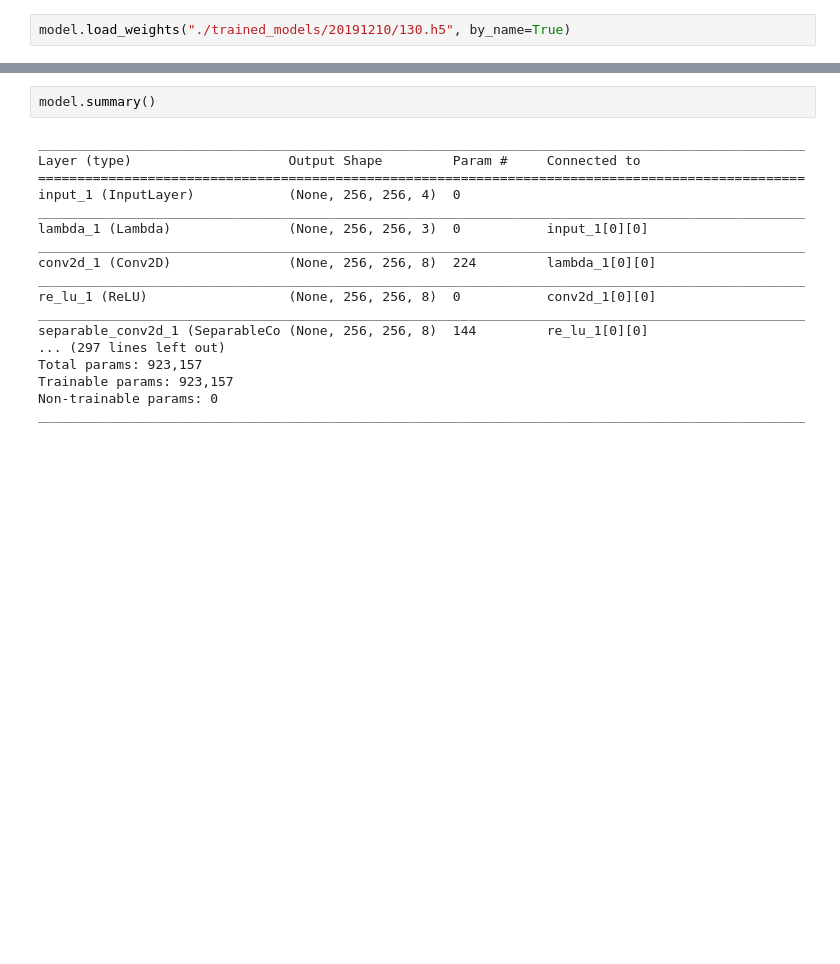
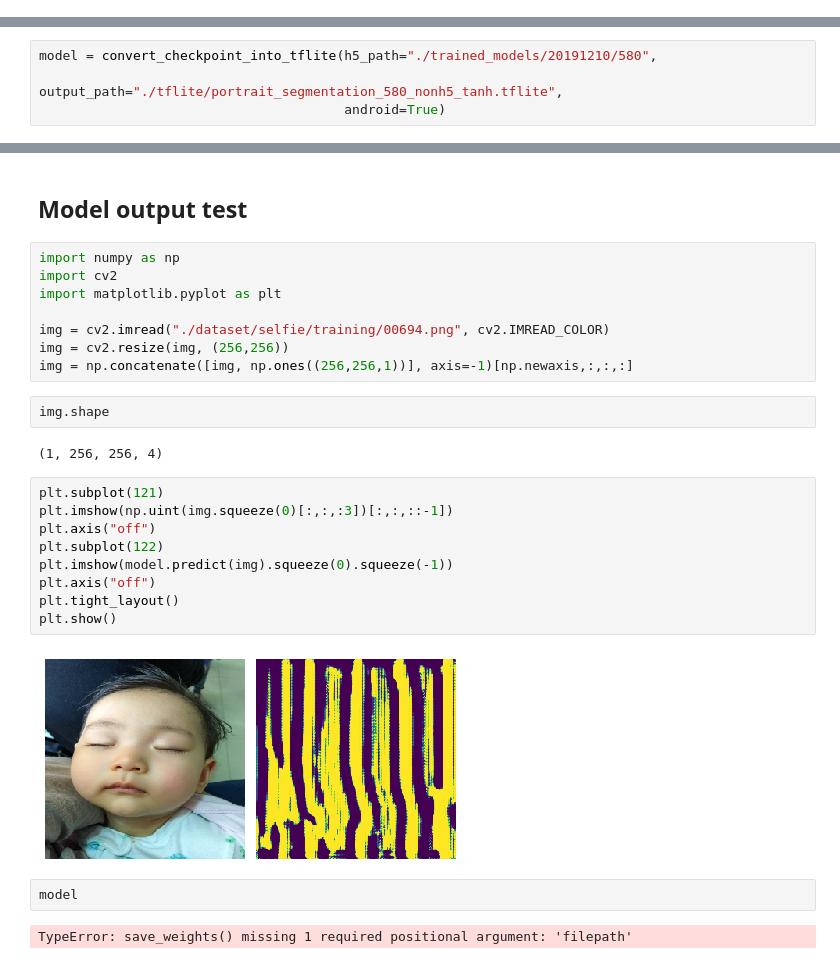
Before and after one commit to minus31/Portrait-segmentation, a Jupyter notebook: last_layer_operation_change.ipynb, the cells around one changed output, grey strips where cells are left out. Saved outputs shown, nothing was run; the diff lists cells and outputs as text; blank space fills up the shorter version.

```diff
--- a/last_layer_operation_change.ipynb
+++ b/last_layer_operation_change.ipynb
@@ -16,3 +1 @@ ValueError: The name "conv2d_7" is used 2 times in the model. All layer names sh
-# %%
-model.load_weights("./trained_models/20191210/130.h5", by_name=True)
 # %%
@@ -37,0 +37,4 @@ INFO:tensorflow:Converted 166 variables to const ops.
+# %%
+model = convert_checkpoint_into_tflite(h5_path="./trained_models/20191210/580",
+                                       output_path="./tflite/portrait_segmentation_580_nonh5_tanh.tflite",
+                                       android=True)
@@ -38,20 +59,29 @@ INFO:tensorflow:Converted 166 variables to const ops.
+# %% [markdown]
+## Model output test
+# %%
+import numpy as np
+import cv2
+import matplotlib.pyplot as plt
+
+img = cv2.imread("./dataset/selfie/training/00694.png", cv2.IMREAD_COLOR)
+img = cv2.resize(img, (256,256))
+img = np.concatenate([img, np.ones((256,256,1))], axis=-1)[np.newaxis,:,:,:]
+# %%
+img.shape
+# %% [output]
+(1, 256, 256, 4)
+# %%
+plt.subplot(121)
+plt.imshow(np.uint(img.squeeze(0)[:,:,:3])[:,:,::-1])
+plt.axis("off")
+plt.subplot(122)
+plt.imshow(model.predict(img).squeeze(0).squeeze(-1))
+plt.axis("off")
+plt.tight_layout()
+plt.show()
+# %% [output]
+[figure, added]
 # %%
-model.summary()
+model
 # %% [output]
-__________________________________________________________________________________________________
-Layer (type)                    Output Shape         Param #     Connected to
-==================================================================================================
-input_1 (InputLayer)            (None, 256, 256, 4)  0
-__________________________________________________________________________________________________
-lambda_1 (Lambda)               (None, 256, 256, 3)  0           input_1[0][0]
-__________________________________________________________________________________________________
-conv2d_1 (Conv2D)               (None, 256, 256, 8)  224         lambda_1[0][0]
-__________________________________________________________________________________________________
-re_lu_1 (ReLU)                  (None, 256, 256, 8)  0           conv2d_1[0][0]
-__________________________________________________________________________________________________
-separable_conv2d_1 (SeparableCo (None, 256, 256, 8)  144         re_lu_1[0][0]
-... (297 lines left out)
-Total params: 923,157
-Trainable params: 923,157
-Non-trainable params: 0
-__________________________________________________________________________________________________
+TypeError: save_weights() missing 1 required positional argument: 'filepath'
```
Also changed, not shown: parts of 10 cells of this notebook, 4 other files.
